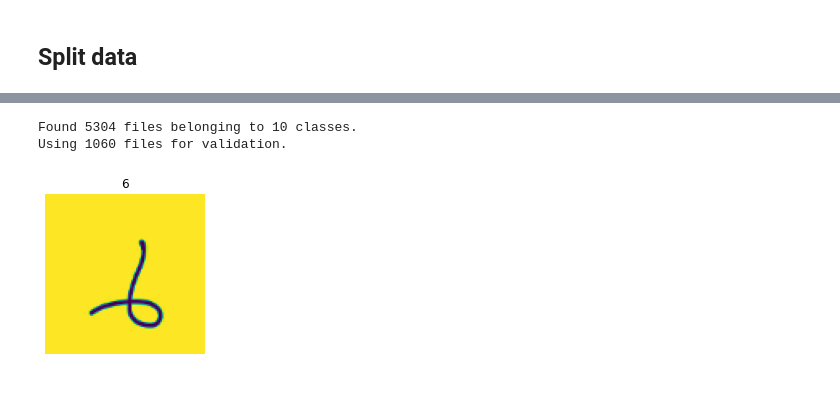
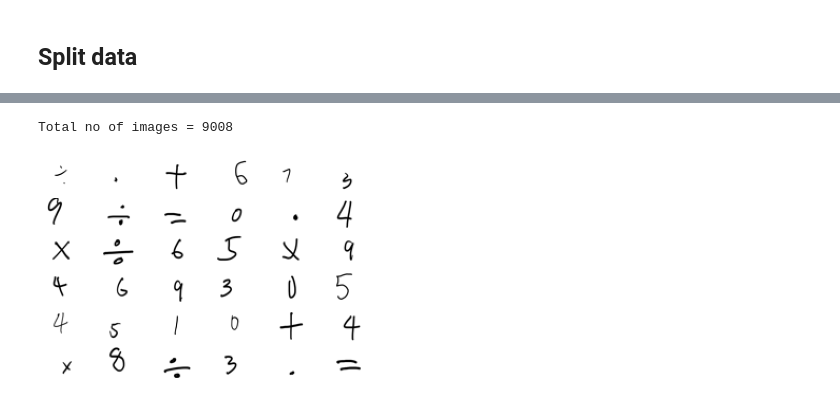
Before and after one commit to BrunosBastos/TAAProject1, a Jupyter notebook: ml.ipynb, the cells around one changed output, grey strips where cells are left out. Saved outputs shown, nothing was run; the diff lists cells and outputs as text; code cells hidden in the pictures.

```diff
--- a/ml.ipynb
+++ b/ml.ipynb
@@ -63,12 +4,0 @@ Using 4774 files for training.
-# %%
-val_ds = tf.keras.preprocessing.image_dataset_from_directory(
-  data_dir,
-  color_mode="grayscale",
-  validation_split=0.2,
-  subset="validation",
-  seed=123,
-  image_size=(img_height, img_width),
-  batch_size=batch_size)
-# %% [output]
-Found 5304 files belonging to 10 classes.
-Using 1060 files for validation.
@@ -77,10 +5,55 @@ class_names = train_ds.class_names
+# %%
+#Import relevant libraries
+import numpy as np
+import pandas as pd
+import matplotlib.pyplot as plt
+#to load matlab mat files
+from scipy.io import loadmat
+import pathlib
+import sklearn.datasets
+from sklearn.model_selection import train_test_split
+
+import copy
+from PIL import Image
+
+import glob
+
+import pathlib
+
+data_dir = pathlib.Path('./dataset')
+
+
+image_count = len(list(data_dir.glob('*/*.*')))
+print("Total no of images =", image_count)
+
+images = []
+labels = []
+classes = set()
+
+image_width = 30
+image_height = 30
+
+for filename in data_dir.glob('*/*.*'):
+    class_name = str(filename).split("/")[1]
+    classes.add(class_name)
+    im=copy.deepcopy(Image.open(filename).resize((image_width,image_height)).convert('LA'))
+    #print(np.array(im).shape)
+    images.append(np.array(im)[...,:1].reshape((image_width*image_height*1,)))
+    #print(images[0].shape)
+    labels.append(class_name)
+    im.close()
+
+classes = sorted(list(classes))
+labels = [i for x in labels for i in range(len(classes)) if x == classes[i]]
+# %% [output]
+Total no of images = 9008
 # %%
-plt.figure(figsize=(10, 10))
-for images, labels in val_ds.take(1):
-  for i in range(1):
-    ax = plt.subplot(3, 3, i + 1)
-    plt.imshow(images[i].numpy().astype("uint8"))
-    plt.title(class_names[labels[i]])
+import random
+
+for i,j in enumerate(random.sample(range(len(images)), 36)):
+    ax = plt.subplot(6, 6, i + 1)
+    plt.imshow(images[j].reshape(30,30,), cmap='gray')
+    #plt.title(classes[labels[j]])
     plt.axis("off")
 # %% [output]
-[figure, old version]
+[figure, new version]
```
Also changed, not shown: parts of 17 cells of this notebook.
